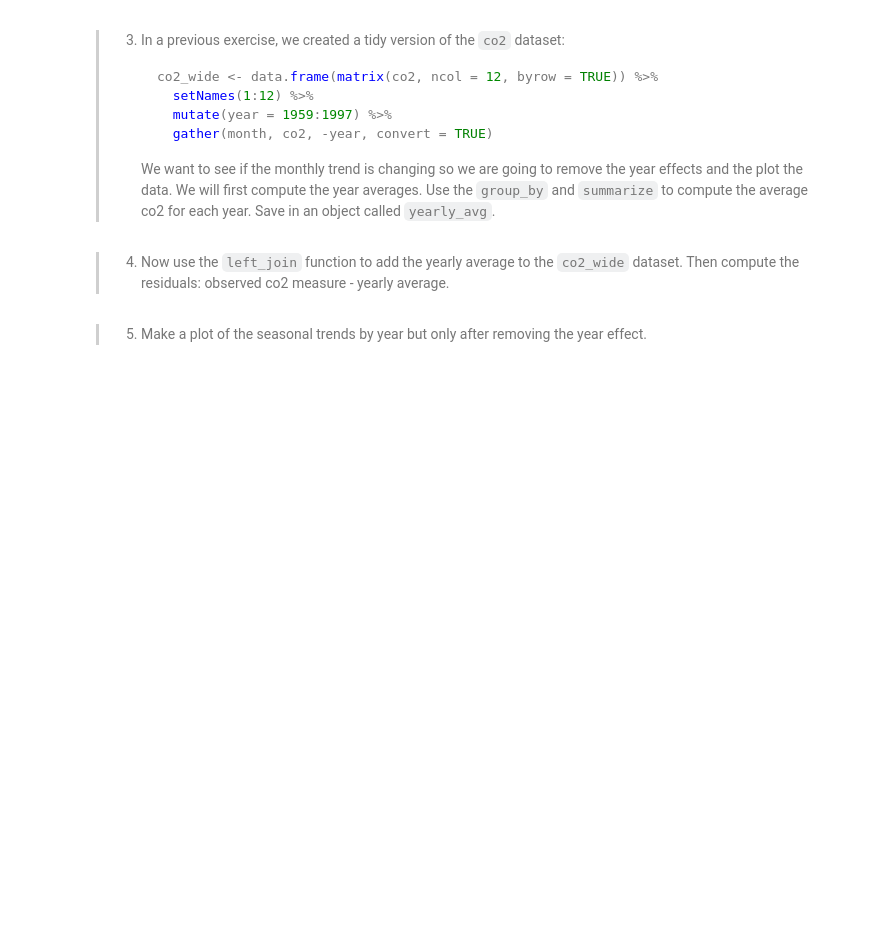
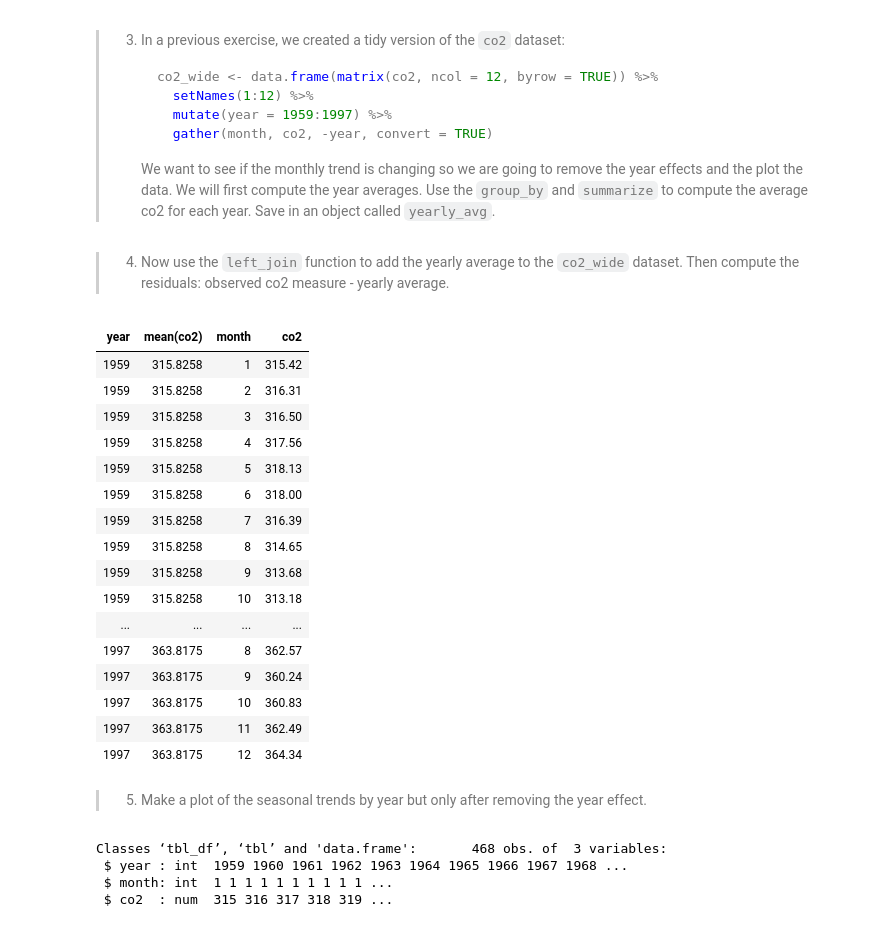
Before and after one commit to mldwr/dsbook_exercises, a Jupyter notebook: ex_37_combining_tables.ipynb, the cells around one changed output. Cells and saved outputs as stored; diff of their text form; code cells hidden in the pictures; blank space fills up the shorter version.

Commit message:
modified:   ex_37_combining_tables.ipynb 	new file:   ex_37_combining_tables/ex_37_combining_tables.md 	new file:   ex_37_combining_tables/output_22_0.png

````diff
--- a/ex_37_combining_tables.ipynb
+++ b/ex_37_combining_tables.ipynb
@@ -131,7 +163,36 @@ Master %>% as.tibble()
 >    ```
 >
 >    We want to see if the monthly trend is changing so we are going to remove the year effects and the plot the data. We will first compute the year averages. Use the `group_by` and `summarize` to compute the average co2 for each year. Save in an object called `yearly_avg`.
+# %%
+co2_wide <- as_tibble(matrix(co2,ncol=12,byrow=TRUE)) %>% setNames(1:12) %>% mutate(year=1959:1997) %>% gather(month,co2,-year, convert=TRUE)
 # %% [markdown]
 >4. Now use the `left_join` function to add the yearly average to the `co2_wide` dataset. Then compute the residuals: observed co2 measure - yearly average.
+# %%
+co2_wide %>% group_by(year) %>% summarize(mean(co2)) %>% right_join(co2_wide,by="year") %>% arrange(year)
+# %% [output]
+| year | mean(co2) | month | co2 |
+| 1959 | 315.8258 | 1 | 315.42 |
+| 1959 | 315.8258 | 2 | 316.31 |
+| 1959 | 315.8258 | 3 | 316.50 |
+| 1959 | 315.8258 | 4 | 317.56 |
+| 1959 | 315.8258 | 5 | 318.13 |
+| 1959 | 315.8258 | 6 | 318.00 |
+| 1959 | 315.8258 | 7 | 316.39 |
+| 1959 | 315.8258 | 8 | 314.65 |
+| 1959 | 315.8258 | 9 | 313.68 |
+| 1959 | 315.8258 | 10 | 313.18 |
+| ... | ... | ... | ... |
+| 1997 | 363.8175 | 8 | 362.57 |
+| 1997 | 363.8175 | 9 | 360.24 |
+| 1997 | 363.8175 | 10 | 360.83 |
+| 1997 | 363.8175 | 11 | 362.49 |
+| 1997 | 363.8175 | 12 | 364.34 |
 # %% [markdown]
 >5. Make a plot of the seasonal trends by year but only after removing the year effect.
+# %%
+str(co2_wide)
+# %% [output]
+Classes ‘tbl_df’, ‘tbl’ and 'data.frame':       468 obs. of  3 variables:
+ $ year : int  1959 1960 1961 1962 1963 1964 1965 1966 1967 1968 ...
+ $ month: int  1 1 1 1 1 1 1 1 1 1 ...
+ $ co2  : num  315 316 317 318 319 ...
````
Also changed, not shown: parts of 6 cells of this notebook, 2 other files.
